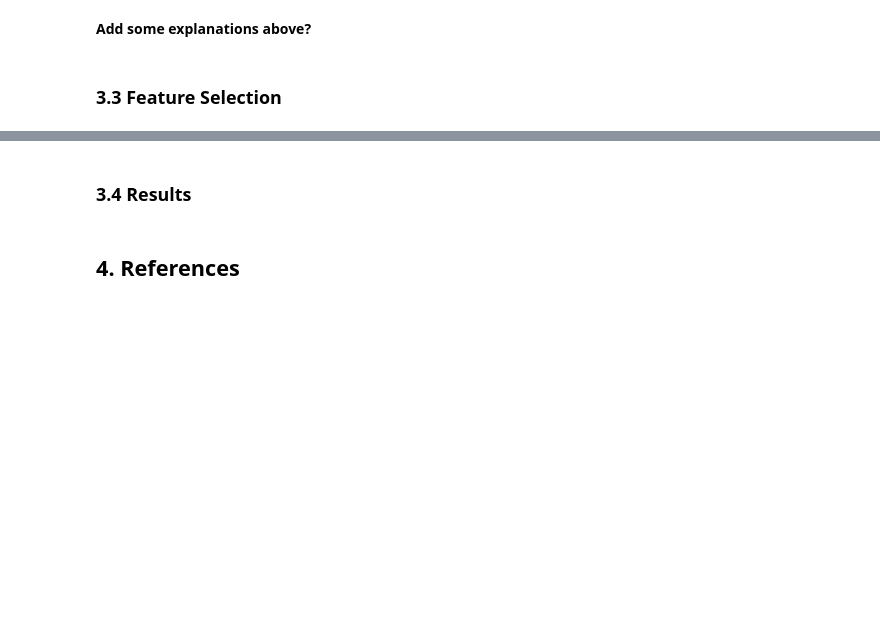
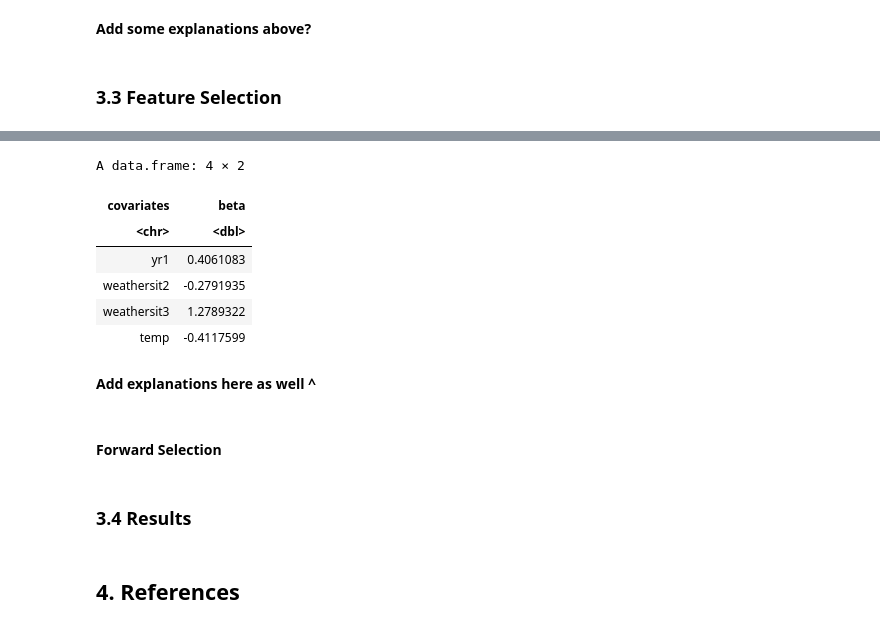
Before and after one commit to tonyliang19/stat301-group-project, a Jupyter notebook: src/methods_tony.ipynb, the cells around one changed output, grey strips where cells are left out. Saved outputs shown, nothing was run; the diff lists cells and outputs as text; code cells hidden in the pictures; blank space fills up the shorter version.

```diff
--- a/src/methods_tony.ipynb
+++ b/src/methods_tony.ipynb
@@ -297,0 +326,26 @@ A tibble: 2 × 2
+# %%
+# fit the 1se lasso
+bike_lasso_1se <- glmnet(
+    x = X,
+    y = Y,
+    alpha = 1,
+    family = "poisson",
+    lambda = round(cv_lasso$lambda.1se, 4)
+)
+# get the coefficients
+lasso_coef <- coef(bike_lasso_1se)
+data.frame(covariates = lasso_coef@Dimnames[[1]][which(lasso_coef != 0)],
+          beta = lasso_coef@x[which(lasso_coef != 0)])[-1,] %>%
+    drop_na()
+# %% [output]
+A data.frame: 4 × 2
+| covariates | beta |
+| <chr> | <dbl> |
+| yr1 | 0.4061083 |
+| weathersit2 | -0.2791935 |
+| weathersit3 | 1.2789322 |
+| temp | -0.4117599 |
+# %% [markdown]
+**Add explanations here as well ^**
+# %% [markdown]
+#### Forward Selection
```
Also changed, not shown: parts of 8 cells of this notebook.
